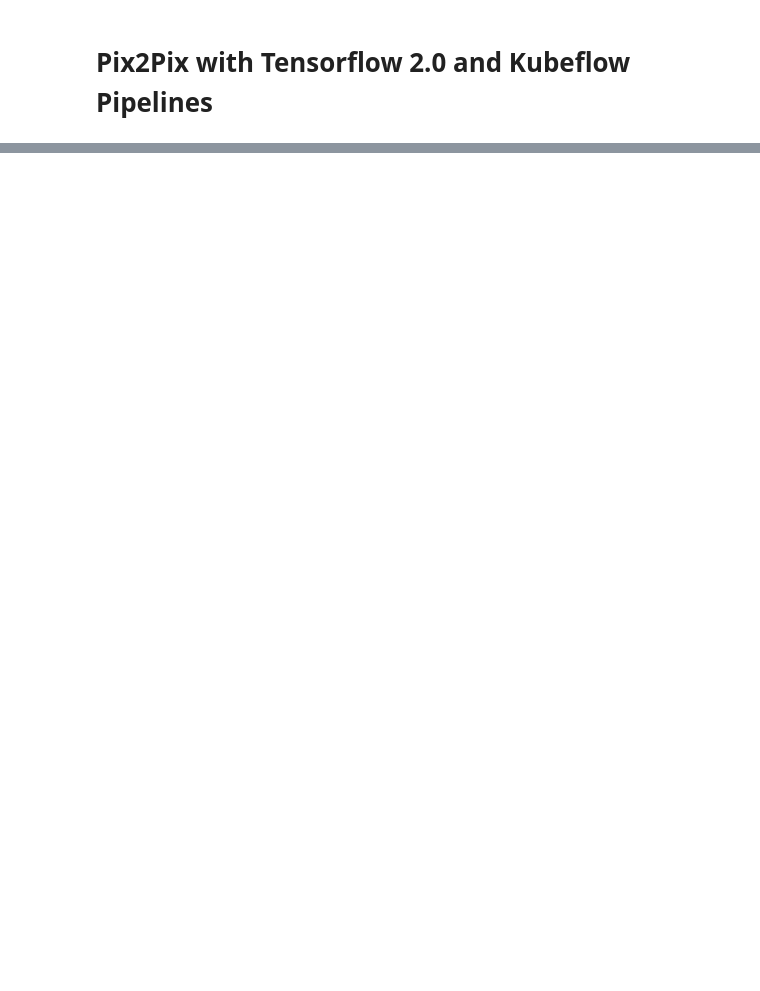
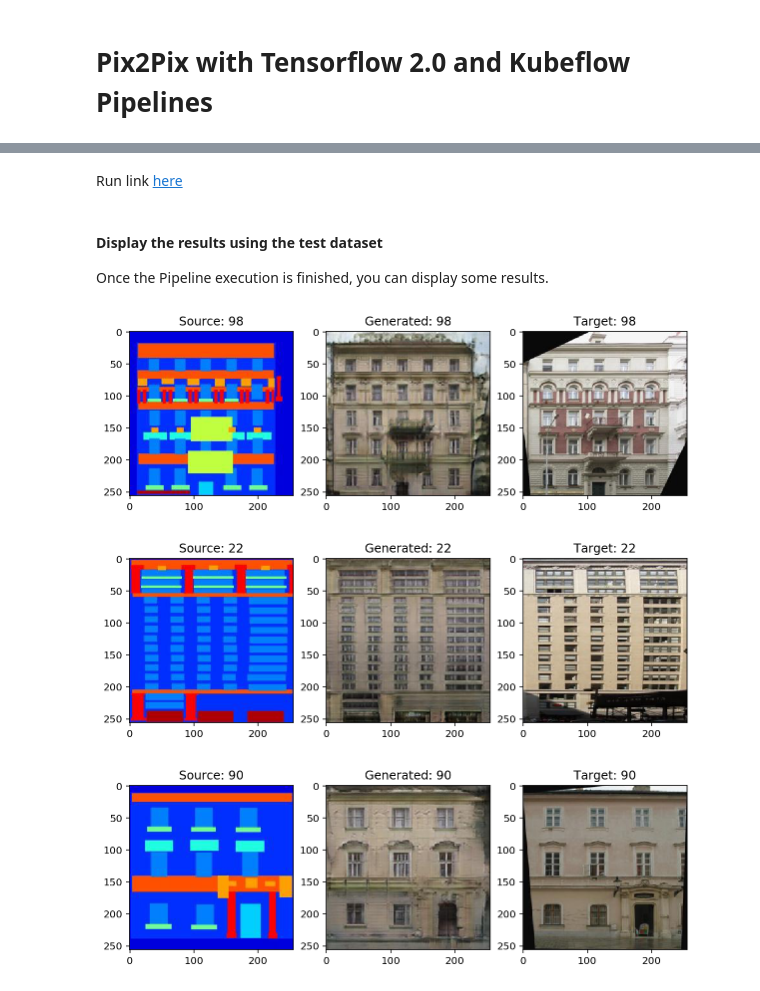
Before and after one commit to kubeflow/examples, a Jupyter notebook: pix2pix_pipelines_tf2.0/pix2pix.ipynb, the cells around one changed output, grey strips where cells are left out. Drawn from its saved outputs; the diff is of its cells as text; code cells hidden in the pictures; blank space fills up the shorter version.

```diff
--- a/pix2pix_pipelines_tf2.0/pix2pix.ipynb
+++ b/pix2pix_pipelines_tf2.0/pix2pix.ipynb
@@ -526,0 +620,77 @@ rm -f *.tar.gz
+# %%
+from nested_test_pix2pix import *
+
+# -------------------------------------
+#  Using the Kueflow SDK, build the
+#     pipeline component/ops for
+#  the "Test Pix2Pix" tasks by
+#   directly converting its
+#  Python function into a KFP ops
+# -------------------------------------
+test_op = comp.func_to_container_op(test_pix2pix,
+                                    base_image='gcr.io/{}/kubeflow_gpu_template:latest'.format(GCP_PROJECT_ID), )
+
+
+# -------------------------------------
+#  Define the pix2pix single stage
+#         Pipeline Function
+# -------------------------------------
+@dsl.pipeline(
+    name='Pix2Pix Generator',
+    description='A single stage pipeline using a pre-trained model to generate result images for the test dataset'
+)
+
+def pix2pix(
+    pathmodel = dsl.PipelineParam('pathmodel', value=PRETRAINED_MODEL),  # Notice how we use a pre-trained model this time
+    pathoutput = dsl.PipelineParam('pathoutput', value=PIX2PIX_OUTPUTS)
+):
+
+
+
+    test_task = test_op(pathdataset='/mnt/nfs/data/datasets/facades/test.tfrecords',
+                        pathoutput=pathoutput,
+                        pathmodel=pathmodel) \
+                                .add_volume(k8s_client.V1Volume(name='workdir',
+                                                                persistent_volume_claim=k8s_client.V1PersistentVolumeClaimVolumeSource(claim_name='nfs'))) \
+                                .add_volume_mount(k8s_client.V1VolumeMount(mount_path=NFS_MOUNT, name='workdir'))
+
+    # Execute the testing task on a GPU node
+    test_task.set_gpu_limit(1)
+
+
+# -------------------------------------
+#       Compile the Pipeline
+# -------------------------------------
+pipeline_filename = pix2pix.__name__ + '.pipeline.tar.gz'
+compiler.Compiler().compile(pipeline_func=pix2pix,
+                            package_path=pipeline_filename)
+
+# -------------------------------------
+#           Create (or reuse) a
+#      Kubeflow Pipeline Experiment
+# -------------------------------------
+EXPERIMENT_NAME = "KFP Pix2Pix Inference"   ## Customize Name
+client = kfp.Client()
+
+try:
+    experiment = client.get_experiment(experiment_name=EXPERIMENT_NAME)
+except:
+    experiment = client.create_experiment(EXPERIMENT_NAME)
+
+
+run_name = pix2pix.__name__ + ' run'
+run_result = client.run_pipeline(experiment.id, run_name, pipeline_filename)
+# %% [output]
+Run link here
+# %% [markdown]
+#### Display the results using the test dataset
+
+Once the Pipeline execution is finished, you can display some results.
+# %%
+from utils import *
+path_to_images = '/mnt/nfs/data/pix2pix_outputs'
+display_results(path_to_images, display_max_examples=3, reverse=False)
+# %% [output]
+[figure, added]
+[figure, added]
+[figure, added]
```
Also changed, not shown: parts of 79 cells of this notebook, 8 other files.
